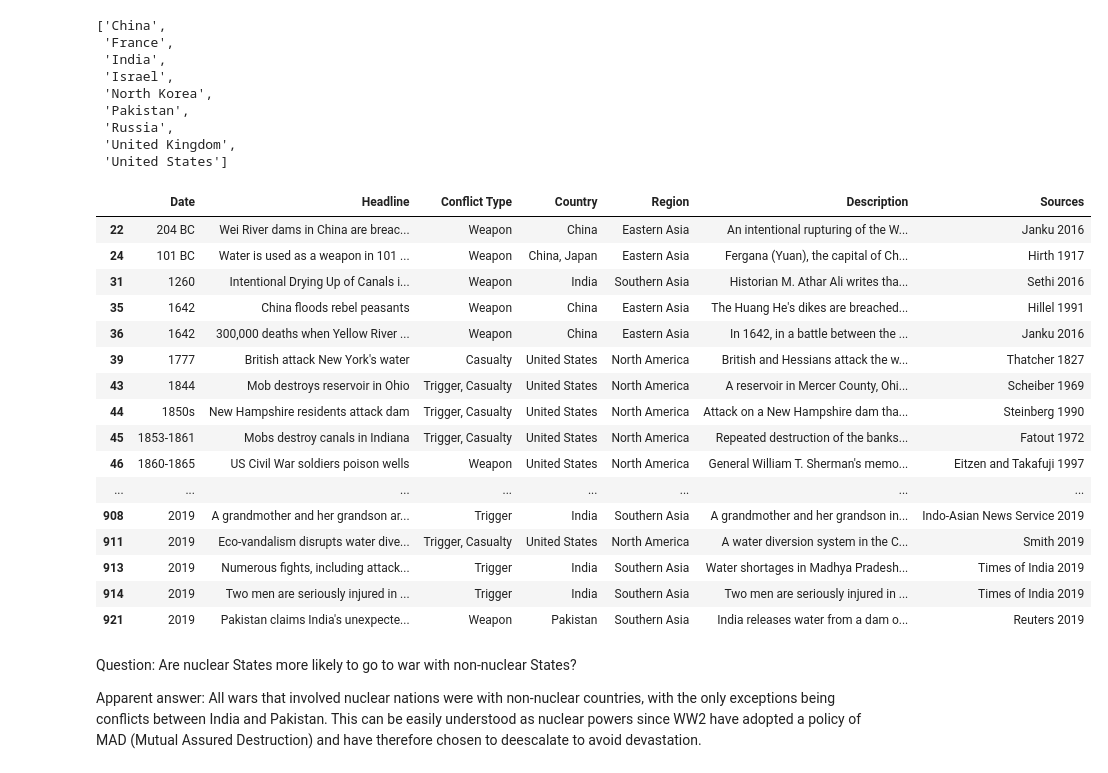
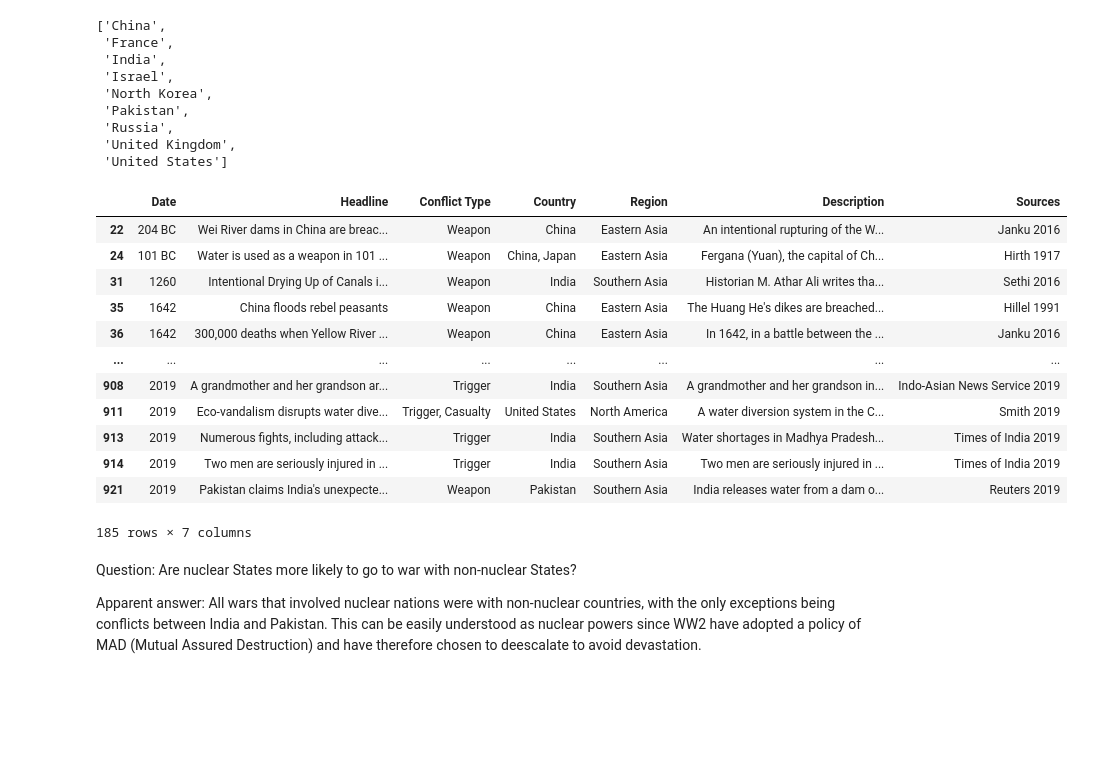
Before and after one commit to DennisRPaiva/ProjetoDatasets, a Jupyter notebook: nuclear_states_study.ipynb, the cells around one changed output. Drawn from its saved outputs; the diff is of its cells as text; code cells hidden in the pictures; blank space fills up the shorter version.

```diff
--- a/nuclear_states_study.ipynb
+++ b/nuclear_states_study.ipynb
@@ -142,28 +142,22 @@ nuclear_nations
  'United Kingdom',
  'United States']
 # %%
-#conflicts_with_nuclear_nations = [nation for nation in conflicts.Country if nation.split(', ')[0] in nuclear_nations]
-pd.set_option('display.max_rows', 200)
 conflicts_with_nuclear_nations = conflicts[conflicts["Country"].str.contains('China|France|India|Israel|North Korea|Pakistan|Russia|United Kingdom|United States')]
 conflicts_with_nuclear_nations
 # %% [output]
 |  | Date | Headline | Conflict Type | Country | Region | Description | Sources |
 | 22 | 204 BC | Wei River dams in China are breac... | Weapon | China | Eastern Asia | An intentional rupturing of the W... | Janku 2016 |
 | 24 | 101 BC | Water is used as a weapon in 101 ... | Weapon | China, Japan | Eastern Asia | Fergana (Yuan), the capital of Ch... | Hirth 1917 |
 | 31 | 1260 | Intentional Drying Up of Canals i... | Weapon | India | Southern Asia | Historian M. Athar Ali writes tha... | Sethi 2016 |
 | 35 | 1642 | China floods rebel peasants | Weapon | China | Eastern Asia | The Huang He's dikes are breached... | Hillel 1991 |
 | 36 | 1642 | 300,000 deaths when Yellow River ... | Weapon | China | Eastern Asia | In 1642, in a battle between the ... | Janku 2016 |
-| 39 | 1777 | British attack New York's water | Casualty | United States | North America | British and Hessians attack the w... | Thatcher 1827 |
-| 43 | 1844 | Mob destroys reservoir in Ohio | Trigger, Casualty | United States | North America | A reservoir in Mercer County, Ohi... | Scheiber 1969 |
-| 44 | 1850s | New Hampshire residents attack dam | Trigger, Casualty | United States | North America | Attack on a New Hampshire dam tha... | Steinberg 1990 |
-| 45 | 1853-1861 | Mobs destroy canals in Indiana | Trigger, Casualty | United States | North America | Repeated destruction of the banks... | Fatout 1972 |
-| 46 | 1860-1865 | US Civil War soldiers poison wells | Weapon | United States | North America | General William T. Sherman's memo... | Eitzen and Takafuji 1997 |
 | ... | ... | ... | ... | ... | ... | ... | ... |
 | 908 | 2019 | A grandmother and her grandson ar... | Trigger | India | Southern Asia | A grandmother and her grandson in... | Indo-Asian News Service 2019 |
 | 911 | 2019 | Eco-vandalism disrupts water dive... | Trigger, Casualty | United States | North America | A water diversion system in the C... | Smith 2019 |
 | 913 | 2019 | Numerous fights, including attack... | Trigger | India | Southern Asia | Water shortages in Madhya Pradesh... | Times of India 2019 |
 | 914 | 2019 | Two men are seriously injured in ... | Trigger | India | Southern Asia | Two men are seriously injured in ... | Times of India 2019 |
 | 921 | 2019 | Pakistan claims India's unexpecte... | Weapon | Pakistan | Southern Asia | India releases water from a dam o... | Reuters 2019 |
+185 rows × 7 columns
 # %% [markdown]
 Question: Are nuclear States more likely to go to war with non-nuclear States?
 
```
